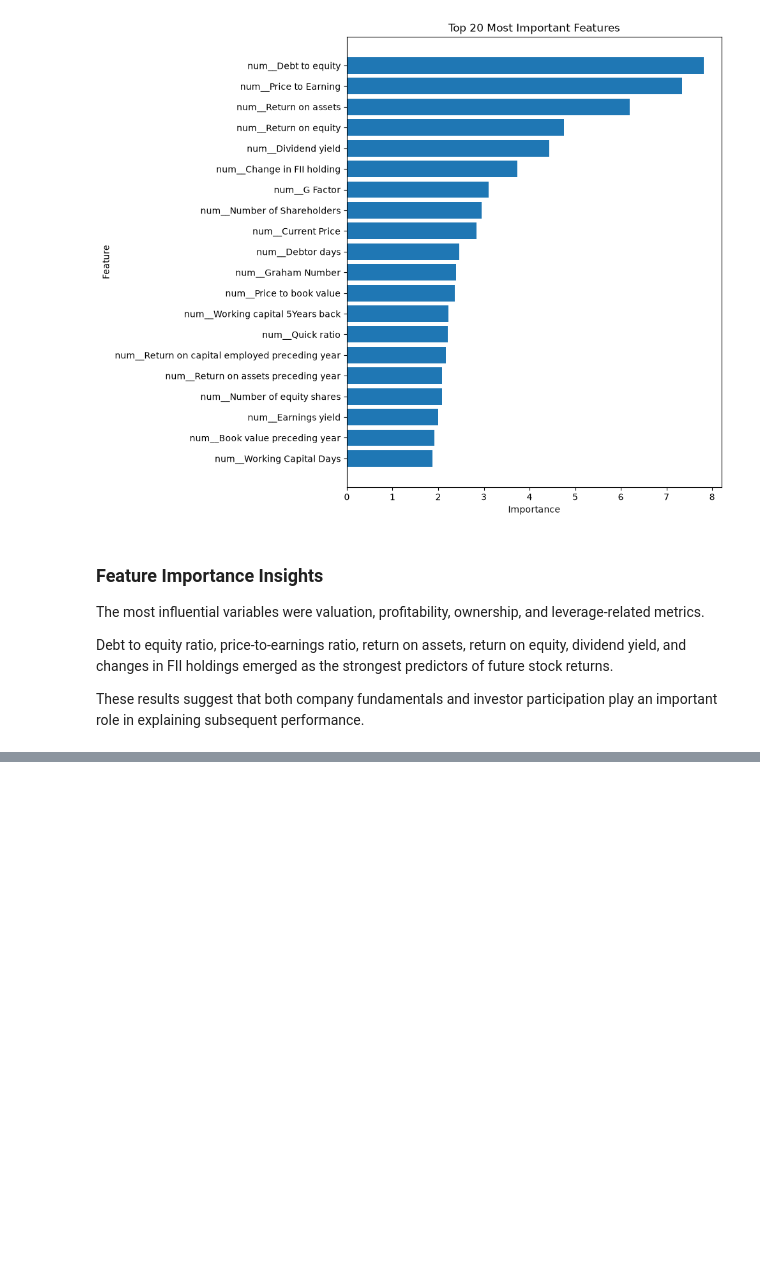
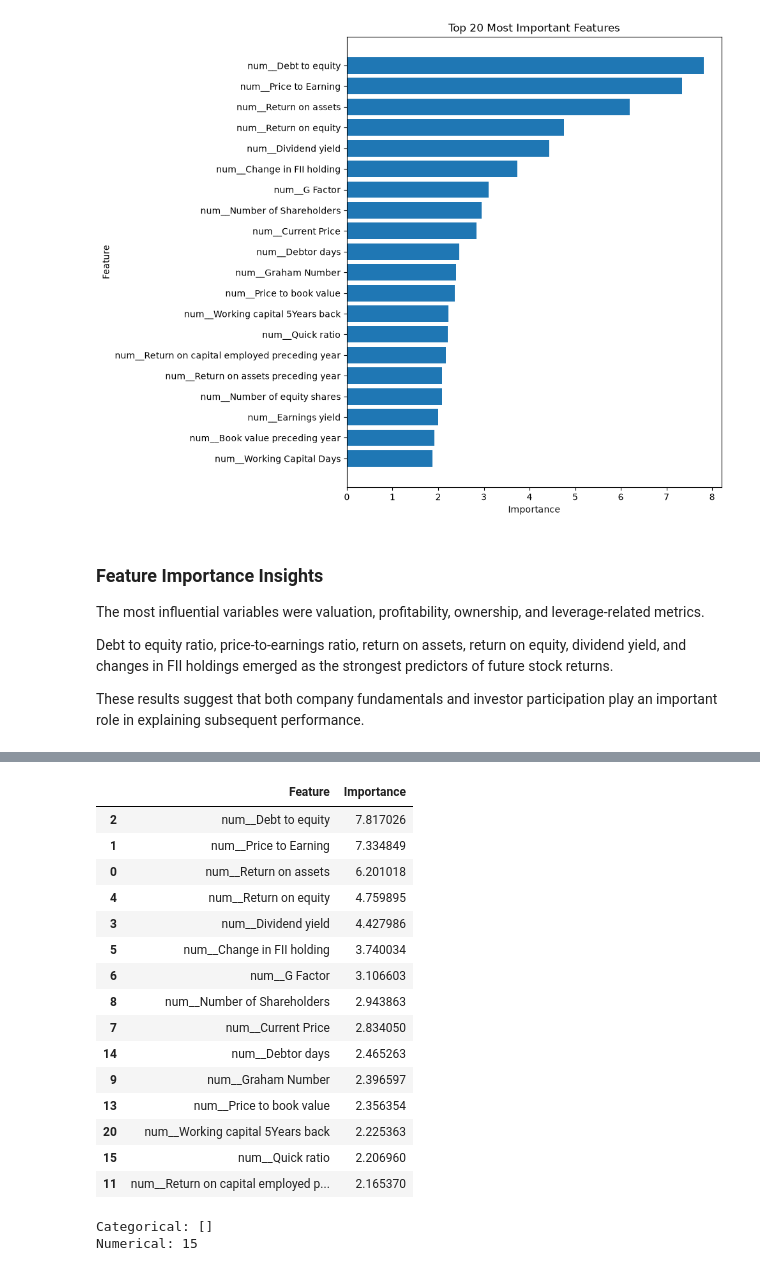
Before and after one commit to ridhimagoel67-hue/stock-return-prediction-model, a Jupyter notebook: notebooks/feature_engineering_2.ipynb, the cells around one changed output, grey strips where cells are left out. Drawn from its saved outputs; the diff is of its cells as text; code cells hidden in the pictures; blank space fills up the shorter version.

```diff
--- a/notebooks/feature_engineering_2.ipynb
+++ b/notebooks/feature_engineering_2.ipynb
@@ -1361,0 +1405,19 @@ These results suggest that both company fundamentals and investor participation
+# %%
+feature_importance.head(15)
+# %% [output]
+|  | Feature | Importance |
+| 2 | num__Debt to equity | 7.817026 |
+| 1 | num__Price to Earning | 7.334849 |
+| 0 | num__Return on assets | 6.201018 |
+| 4 | num__Return on equity | 4.759895 |
+| 3 | num__Dividend yield | 4.427986 |
+| 5 | num__Change in FII holding | 3.740034 |
+| 6 | num__G Factor | 3.106603 |
+| 8 | num__Number of Shareholders | 2.943863 |
+| 7 | num__Current Price | 2.834050 |
+| 14 | num__Debtor days | 2.465263 |
+| 9 | num__Graham Number | 2.396597 |
+| 13 | num__Price to book value | 2.356354 |
+| 20 | num__Working capital 5Years back | 2.225363 |
+| 15 | num__Quick ratio | 2.206960 |
+| 11 | num__Return on capital employed p... | 2.165370 |
@@ -1361,0 +1451,14 @@ These results suggest that both company fundamentals and investor participation
+# %%
+cat_cols_15 = X_train_15.select_dtypes(
+    include="object"
+).columns.tolist()
+
+num_cols_15 = X_train_15.select_dtypes(
+    include=["int64", "float64"]
+).columns.tolist()
+
+print("Categorical:", cat_cols_15)
+print("Numerical:", len(num_cols_15))
+# %% [output]
+Categorical: []
+Numerical: 15
```
Also changed, not shown: parts of 12 cells of this notebook, 5 other files.
